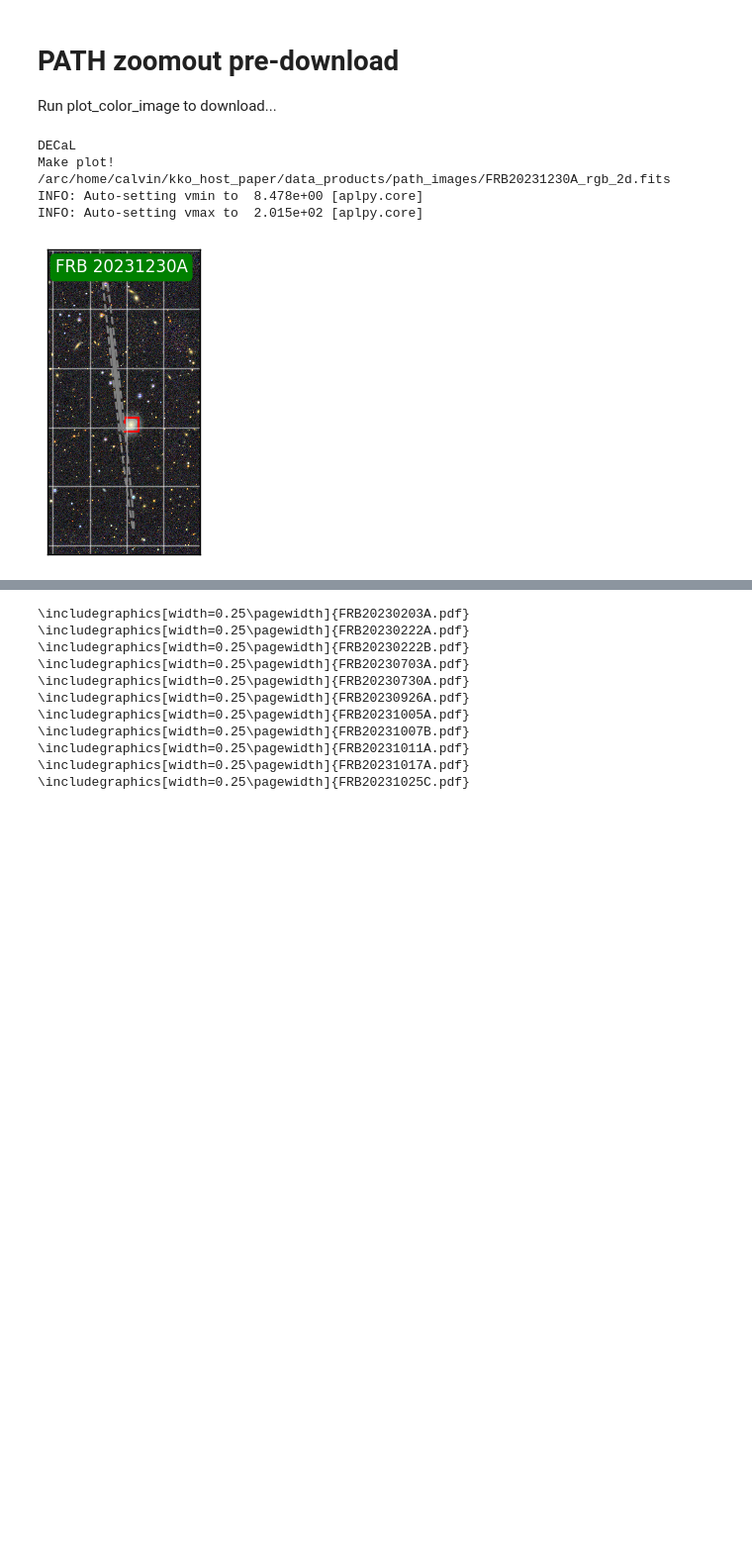
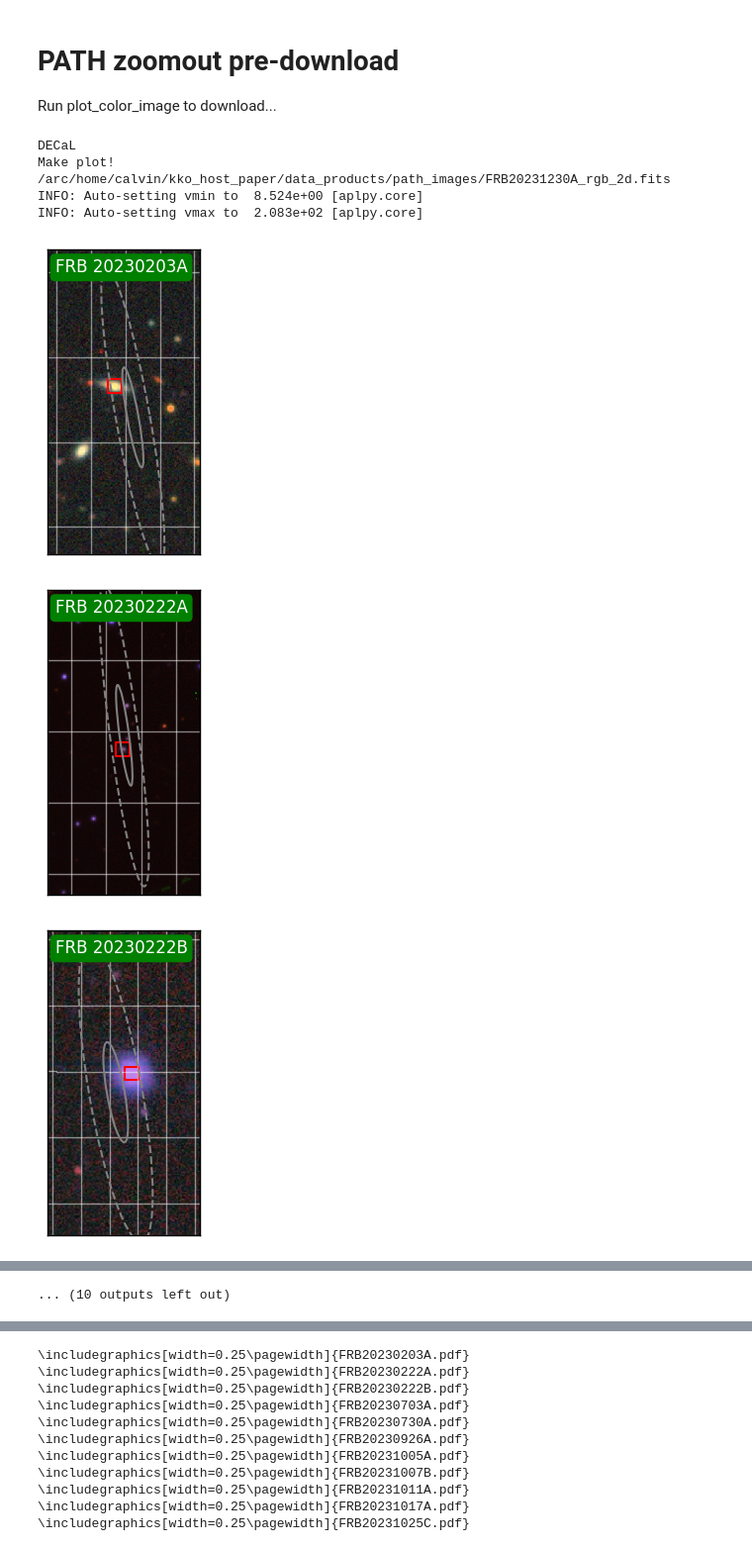
Before and after one commit to leungcalvin/kko_host_paper, a Jupyter notebook: plot_scripts/PS1_cutouts.ipynb, the cells around one changed output, grey strips where cells are left out. Shown at 99% size. Cells and saved outputs as stored; diff of their text form; code cells hidden in the pictures; blank space fills up the shorter version.

```diff
--- a/plot_scripts/PS1_cutouts.ipynb
+++ b/plot_scripts/PS1_cutouts.ipynb
@@ -1013,7 +1013,7 @@ pparams = {
 import json
 
 for evid,row in final[final['name'] == 'FRB20231230A'].iterrows():
-    if 1:#row['name'] == 'FRB20231230A':
+    if row['name'] == 'FRB20231230A':
         sup_fig,ax = plt.subplots(figsize=(3,3),nrows = 1, ncols = 1)
         path_obj = FakePATH(ra = row['primary_ra'],dec = row['primary_dec'],theta = row['theta'],
                     a_err = row['a_err'], b_err = row['b_err'],
@@ -1074,7 +1084,7 @@ pparams = {
 import json
 
 for evid,row in final.iterrows():
-    if row['name'][-4:] in '1230A':
+    if row['name'] == 'FRB20231230A':
         sup_fig,ax = plt.subplots(figsize=(3,3),nrows = 1, ncols = 1)
         # SO BAD but re-run plot_color_image without flipping so that we can download the files for the next step
         path_obj = FakePATH(ra = row['primary_ra'],dec = row['primary_dec'],theta = row['theta'],
@@ -1092,7 +1102,7 @@ for evid,row in final.iterrows():
                            TNS_name = row['name'],
                            zoom_width = 6,
                            zoom_height = 12,
-                           size_arcmin = 12,
+                           size_arcmin = 10,
                            survey_str = survey_str,
                            filt = filt,
                  outfile = f'/arc/home/calvin/kko_host_paper/data_products/path_images/{row["name"]}_path.png',delete = False, flip = False,
@@ -1102,8 +1112,8 @@ for evid,row in final.iterrows():
 DECaL
 Make plot!
 /arc/home/calvin/kko_host_paper/data_products/path_images/FRB20231230A_rgb_2d.fits
-INFO: Auto-setting vmin to  8.478e+00 [aplpy.core]
-INFO: Auto-setting vmax to  2.015e+02 [aplpy.core]
+INFO: Auto-setting vmin to  8.524e+00 [aplpy.core]
+INFO: Auto-setting vmax to  2.083e+02 [aplpy.core]
 # %%
 # Actually plot
 pparams_zoomout = {
@@ -1131,8 +1141,7 @@ pparams_zoomout = {
 'FRB20231230A' : ['top'],
 }
 for evid,row in final.iterrows():
-    #if row['name'] in pparams.keys() and row['name'][-4:] not in ['1123A,1230A,0703A']:
-    if row['name'][-4:] in '1230A': # change it up
+    if row['name'] in pparams.keys():
         path_obj = FakePATH(ra = row['ra_frb'],dec = row['dec_frb'],theta = row['theta'],
                     a_err = row['a_err'], b_err = row['b_err'],
                     candidates = pd.read_excel(f"/arc/home/calvin/kko_host_paper/data_products/b_err_1.3_PATH/{row['name']}/{row['name']}_PATH_candidates.xlsx")
@@ -1166,31 +1175,33 @@ for evid,row in final.iterrows():
                               3*2.*path_obj.localiz['eellipse']['b'] / 3600.,
                               angle=90+path_obj.localiz['eellipse']['theta'],
                               edgecolor='gray', lw=1.5, ls='dashed',zorder = 99)
         if pparams_zoomout[row['name']][0] == 'top':
             fig.add_label(x = 0.05,y=0.97,relative=True,text= row['name'][0:3] + ' ' + row['name'][3:],color = 'white',size=12,
                       horizontalalignment='left',verticalalignment='top',
                       bbox=dict(facecolor='green', edgecolor='none', boxstyle='round'),zorder = 100)
         else:
             fig.add_label(x = 0.05,y=0.03,relative=True,text= row['name'][0:3] + ' ' + row['name'][3:],color = 'white',size=12,
                       horizontalalignment='left',verticalalignment='bottom',
                       bbox=dict(facecolor='green', edgecolor='none', boxstyle='round'))
         for ii, cand in path_obj.candidates.iterrows():
             if cand['P_Ox'] == np.max(path_obj.candidates['P_Ox']) or (cand['P_Ox'] > 0.05):
                 ra_cand = cand['ra']
                 dec_cand = cand['dec']
                 fig.show_markers(ra_cand, dec_cand, edgecolor='red', facecolor='none', marker='s', s=100, lw=1.5)
         height=max(6.*path_obj.localiz['eellipse']['a'] / 3600, 2 * np.abs(dec_val - dec_cand))
         #width=max(1.5 / 60, 2 * np.abs(ra_val - ra_cand))
         width = height / 2
         fig.recenter((ra_val + ra_cand) * 0.5,(dec_val + dec_cand) * 0.5,
             width=width,height=height
                     )
         fig.axis_labels.hide()
         fig.tick_labels.hide()
         fig.ticks.hide()
         plt.gca().set_yticks([])
         plt.gca().set_xticks([])
         outfile = f'/arc/home/calvin/kko_host_paper/figures/{row["name"]}_path.pdf'
         plt.savefig(outfile)
 # %% [output]
-[figure, old version]
+[figure, new version]
+[figure, added]
+[figure, added]
@@ -1196,0 +1217 @@ for evid,row in final.iterrows():
+... (10 outputs left out)
```
Also changed, not shown: parts of 8 cells of this notebook, 3 other files.
